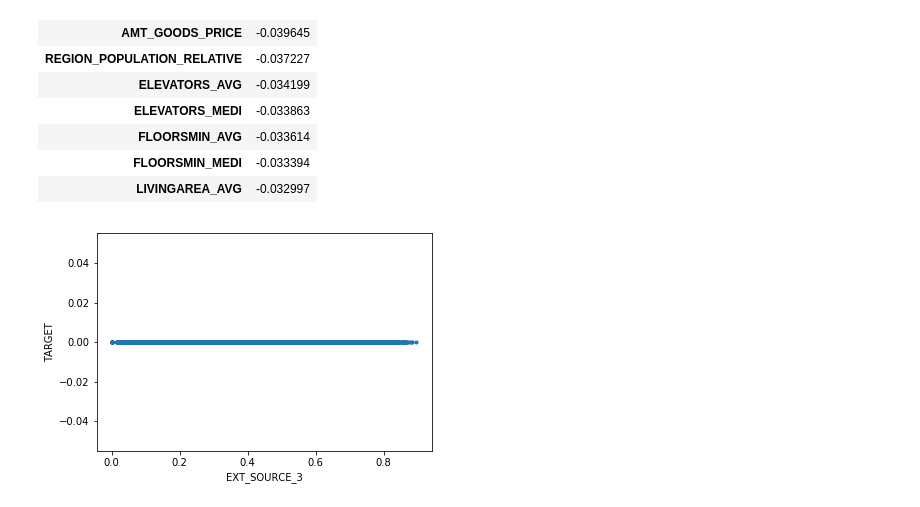
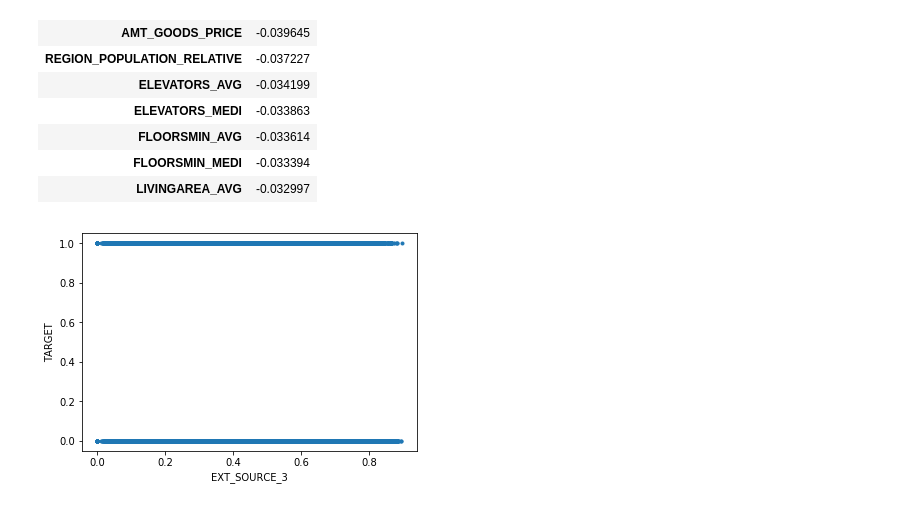
Before and after one commit to Heyimjiamin/2nd-ML100Days, a Jupyter notebook: homework/Day_010_HW.ipynb, the cells around one changed output. Cells and saved outputs as stored; diff of their text form; code cells hidden in the pictures.

```diff
--- a/homework/Day_010_HW.ipynb
+++ b/homework/Day_010_HW.ipynb
@@ -153,11 +153,11 @@ min
 | FLOORSMIN_MEDI | -0.033394 |
 | LIVINGAREA_AVG | -0.032997 |
 # %%
-plt.plot(app_train['EXT_SOURCE_3'], np.log10(app_train['TARGET'] ), '.')
+plt.plot(app_train['EXT_SOURCE_3'], (app_train['TARGET'] ), '.')
 plt.xlabel('EXT_SOURCE_3')
 plt.ylabel('TARGET')
 plt.show()
 #corr = np.corrcoef(app_train['DAYS_EMPLOYED'] / (-365), np.log10(app_train['AMT_INCOME_TOTAL']))
 #print("Correlation: %.4f" % (corr[0][1]))
 # %% [output]
-[figure, old version]
+[figure, new version]
```
